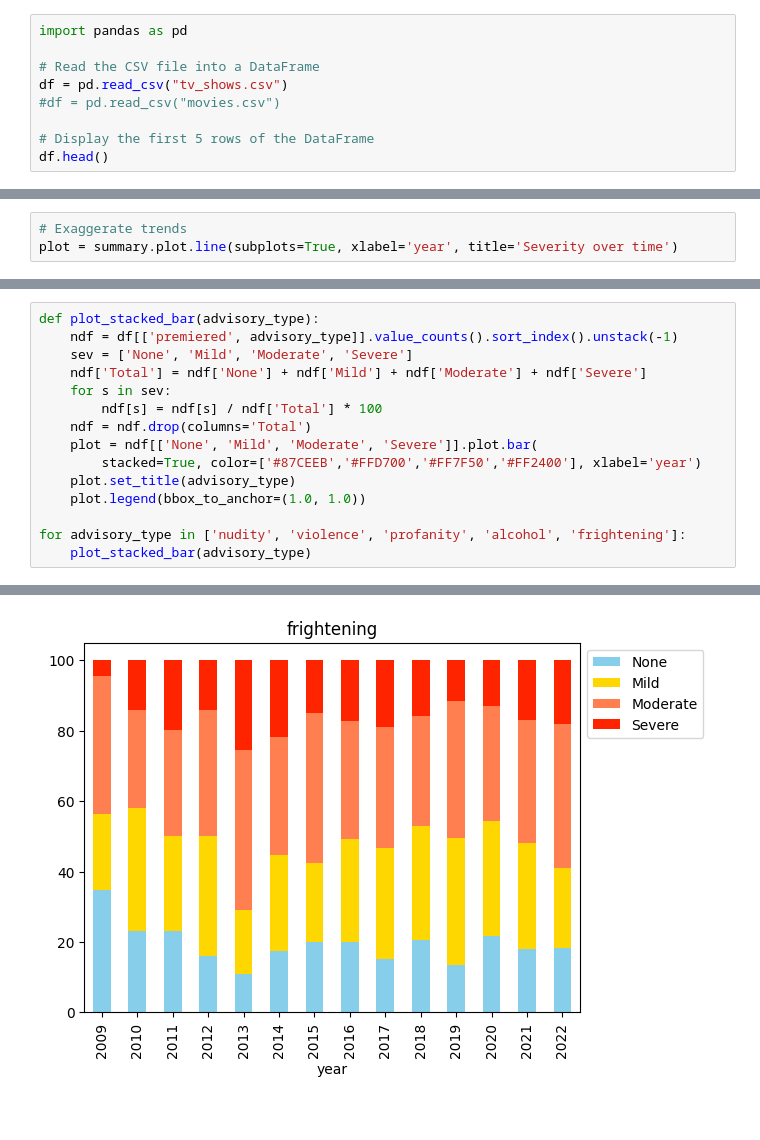
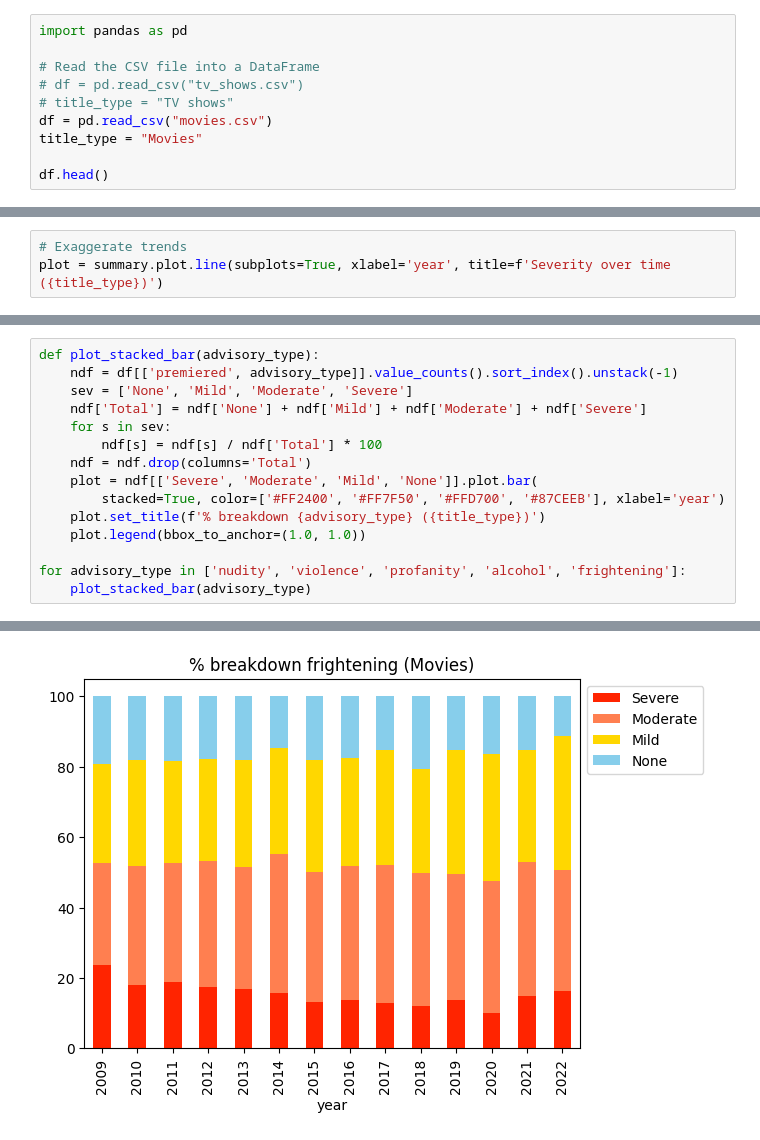
Before and after one commit to akshaydewan/GoT_Effect, a Jupyter notebook: analysis.ipynb, the cells around one changed output, grey strips where cells are left out. Drawn from its saved outputs; the diff is of its cells as text.

Commit message:
Graph improvements

```diff
--- a/analysis.ipynb
+++ b/analysis.ipynb
@@ -2,10 +2,11 @@
 import pandas as pd
 
 # Read the CSV file into a DataFrame
-df = pd.read_csv("tv_shows.csv")
-#df = pd.read_csv("movies.csv")
+# df = pd.read_csv("tv_shows.csv")
+# title_type = "TV shows"
+df = pd.read_csv("movies.csv")
+title_type = "Movies"
 
-# Display the first 5 rows of the DataFrame
 df.head()
 # %% [output]
 |  | primary_title | premiered | title_id | nudity | violence | profanity | alcohol | frightening |
@@ -59,4 +60,4 @@ plot = summary.plot.line(subplots=False, xlabel='year', title='Severity over tim
 # %%
 # Exaggerate trends
-plot = summary.plot.line(subplots=True, xlabel='year', title='Severity over time')
+plot = summary.plot.line(subplots=True, xlabel='year', title=f'Severity over time ({title_type})')
 # %% [output]
@@ -69,9 +70,9 @@ def plot_stacked_bar(advisory_type):
     for s in sev:
         ndf[s] = ndf[s] / ndf['Total'] * 100
     ndf = ndf.drop(columns='Total')
-    plot = ndf[['None', 'Mild', 'Moderate', 'Severe']].plot.bar(
-        stacked=True, color=['#87CEEB','#FFD700','#FF7F50','#FF2400'], xlabel='year')
-    plot.set_title(advisory_type)
+    plot = ndf[['Severe', 'Moderate', 'Mild', 'None']].plot.bar(
+        stacked=True, color=['#FF2400', '#FF7F50', '#FFD700', '#87CEEB'], xlabel='year')
+    plot.set_title(f'% breakdown {advisory_type} ({title_type})')
     plot.legend(bbox_to_anchor=(1.0, 1.0))
 
 for advisory_type in ['nudity', 'violence', 'profanity', 'alcohol', 'frightening']:
@@ -84 +85 @@ for advisory_type in ['nudity', 'violence', 'profanity', 'alcohol', 'frightening
-[figure, old version]
+[figure, new version]
```
Also changed, not shown: parts of 6 cells of this notebook.
